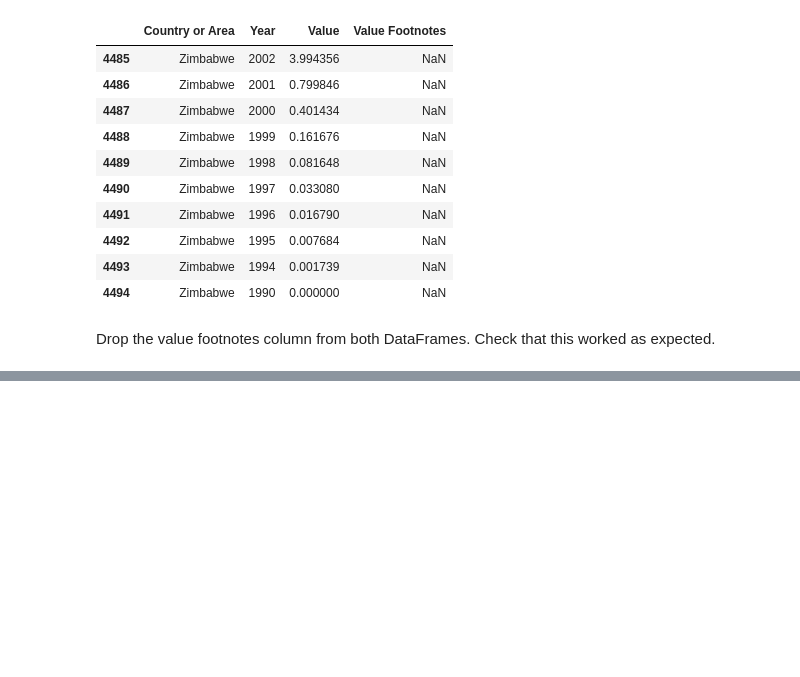
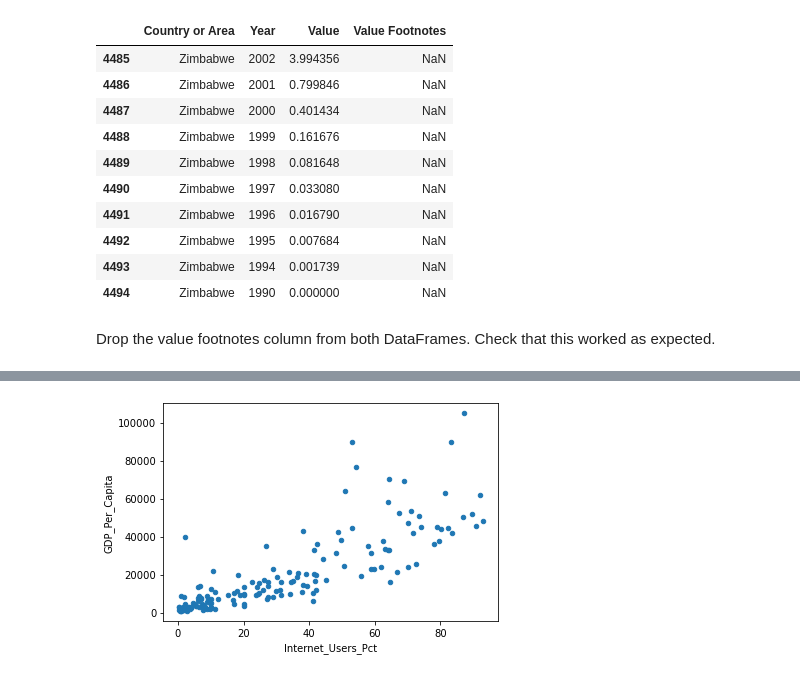
Before and after one commit to NSS-Data-Analytics-Cohort-7/gdp-and-internet-usage-RobertRLunn, a Jupyter notebook: Notebook/gdpworkbook.ipynb, the cells around one changed output, grey strips where cells are left out. Saved outputs shown, nothing was run; the diff lists cells and outputs as text; code cells hidden in the pictures; blank space fills up the shorter version.

```diff
--- a/Notebook/gdpworkbook.ipynb
+++ b/Notebook/gdpworkbook.ipynb
@@ -159,0 +160,2 @@ Subset the combined DataFrame to keep only the data for 2004, 2009, and 2014. Ch
+# %%
+gdp_and_internet_use = gdp_and_internet_use[gdp_and_internet_use["Year"].isin([2004, 2009, 2014])]
@@ -159,0 +184,2 @@ Subset the combined DataFrame to keep only the data for 2004, 2009, and 2014. Ch
+# %%
+gdp_internet2004 = gdp_and_internet_use[gdp_and_internet_use["Year"].isin([2004])]
@@ -159,0 +312,10 @@ Subset the combined DataFrame to keep only the data for 2004, 2009, and 2014. Ch
+# %%
+gdp_internet2004.plot(
+   x='Internet_Users_Pct',
+   y='GDP_Per_Capita',
+   kind='scatter'
+)
+
+plt.show()
+# %% [output]
+[figure, added]
```
Also changed, not shown: parts of 57 cells of this notebook.
